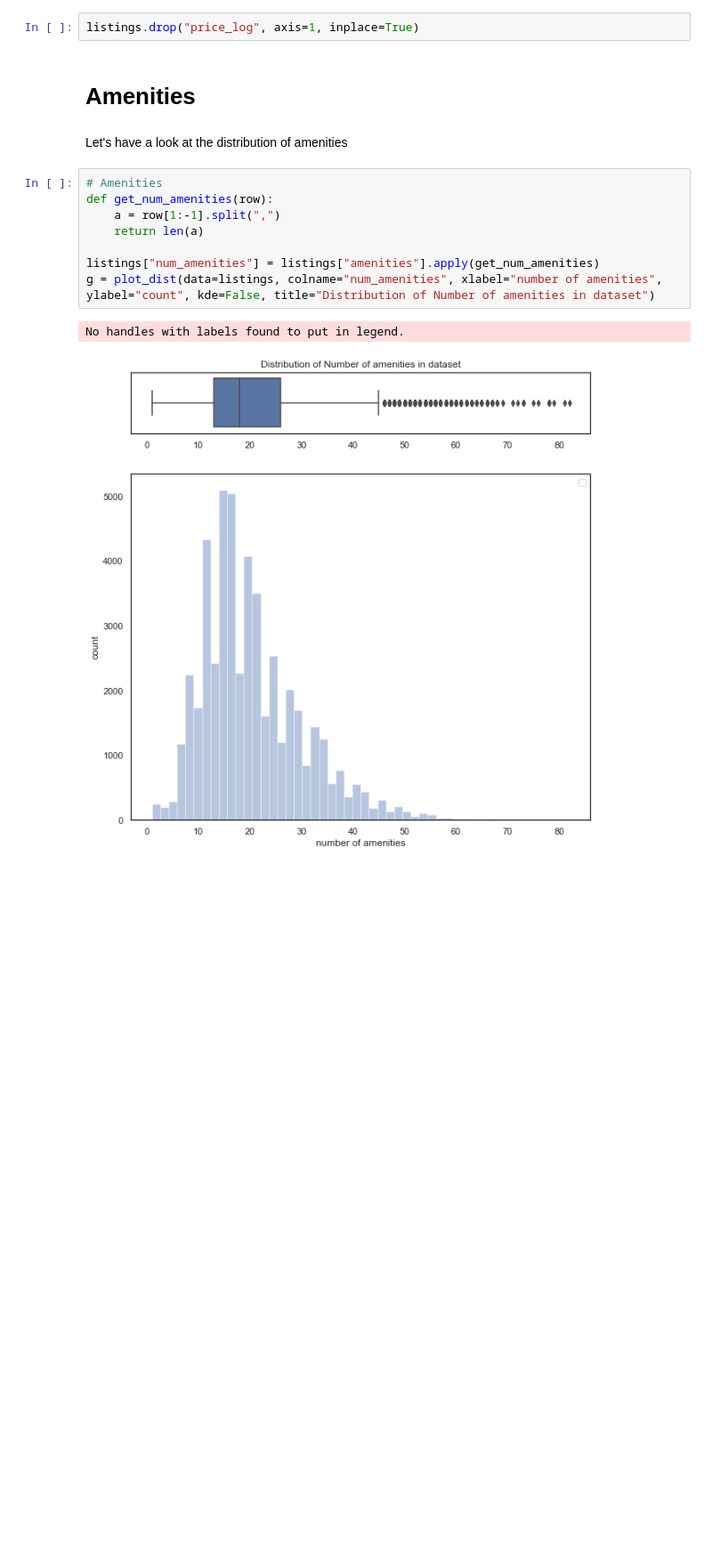
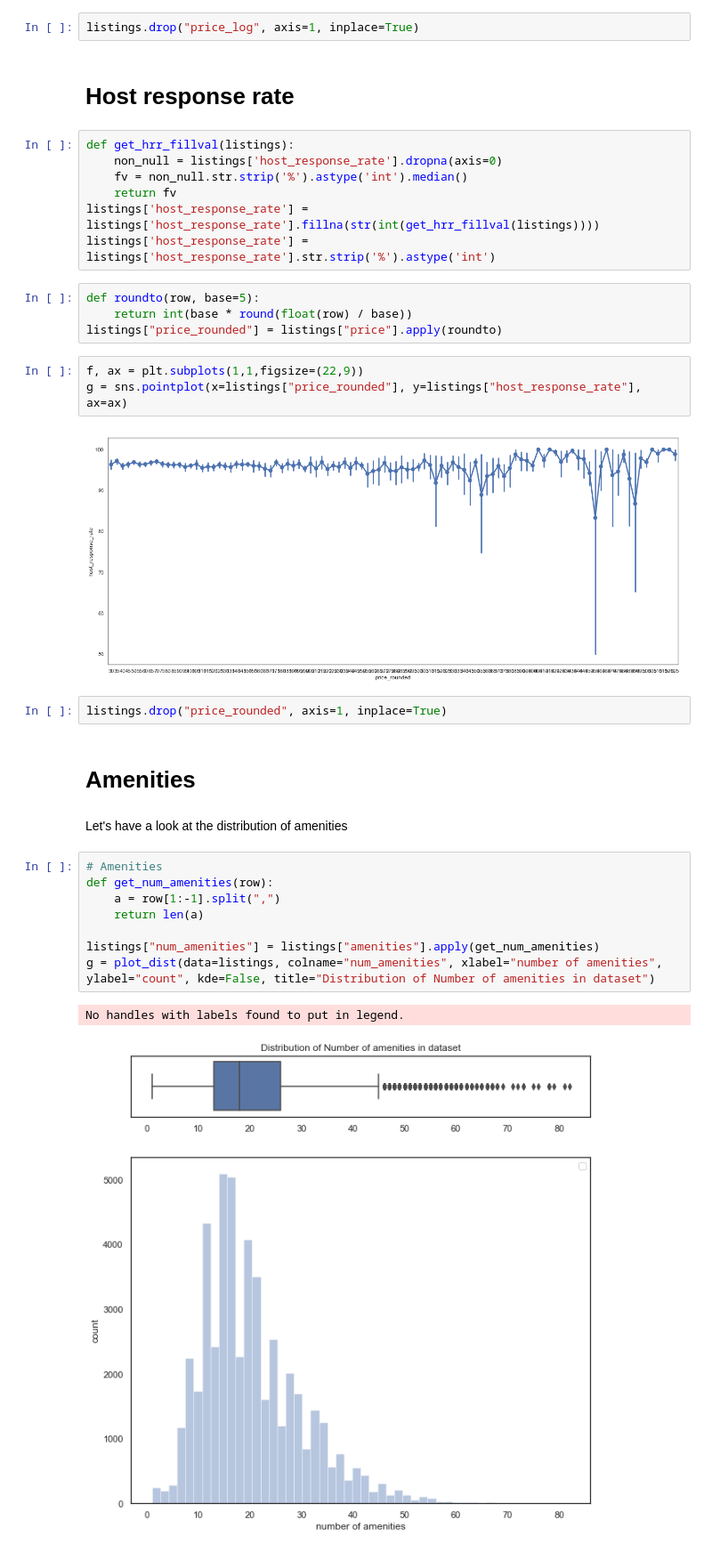
Before and after one commit to principal-miners/listings, a Jupyter notebook: ssh/EDA and validation.ipynb, the cells around one changed output. Shown at 89% size. Saved outputs shown, nothing was run; the diff lists cells and outputs as text; blank space fills up the shorter version.

```diff
--- a/ssh/EDA and validation.ipynb
+++ b/ssh/EDA and validation.ipynb
@@ -107,5 +107,25 @@ No handles with labels found to put in legend.
 # %%
 listings.drop("price_log", axis=1, inplace=True)
+# %% [markdown]
+# Host response rate
+# %%
+def get_hrr_fillval(listings):
+    non_null = listings['host_response_rate'].dropna(axis=0)
+    fv = non_null.str.strip('%').astype('int').median()
+    return fv
+listings['host_response_rate'] = listings['host_response_rate'].fillna(str(int(get_hrr_fillval(listings))))
+listings['host_response_rate'] = listings['host_response_rate'].str.strip('%').astype('int')
+# %%
+def roundto(row, base=5):
+    return int(base * round(float(row) / base))
+listings["price_rounded"] = listings["price"].apply(roundto)
+# %%
+f, ax = plt.subplots(1,1,figsize=(22,9))
+g = sns.pointplot(x=listings["price_rounded"], y=listings["host_response_rate"], ax=ax)
+# %% [output]
+[figure, added]
+# %%
+listings.drop("price_rounded", axis=1, inplace=True)
 # %% [markdown]
 # Amenities
 # %% [markdown]
```
Also changed, not shown: parts of 5 cells of this notebook, 6 other files.
